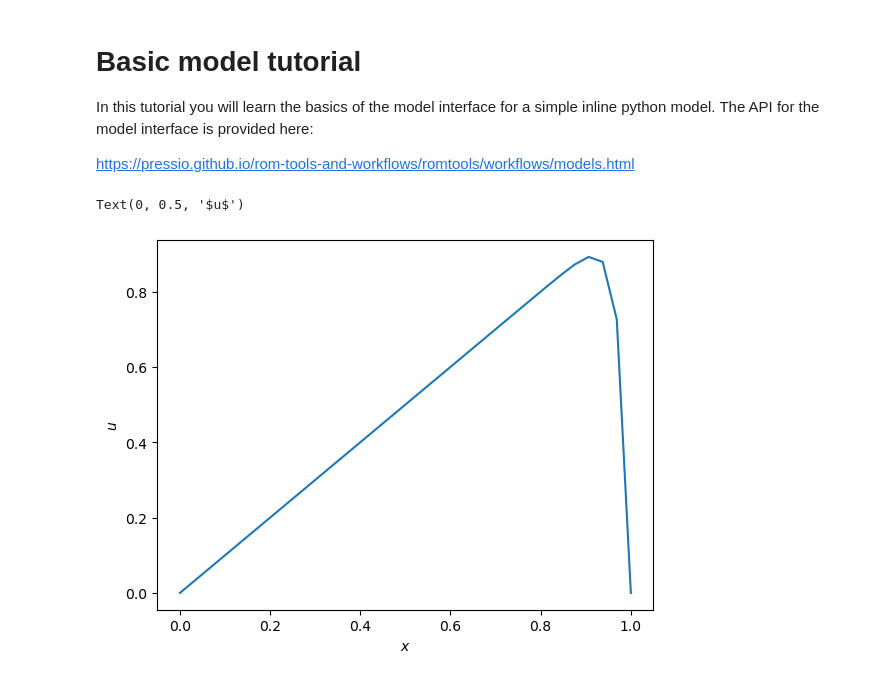
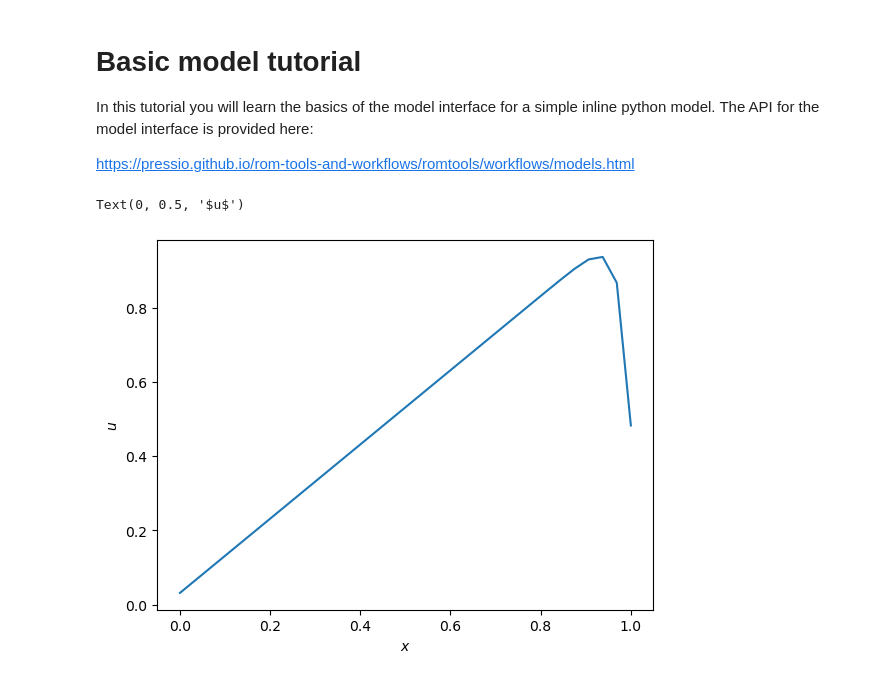
Before and after one commit to Pressio/rom-tools-and-workflows-demos, a Jupyter notebook: docs/source/notebooks/basic_model.ipynb, the cells around one changed output. Cells and saved outputs as stored; diff of their text form; code cells hidden in the pictures.

```diff
--- a/docs/source/notebooks/basic_model.ipynb
+++ b/docs/source/notebooks/basic_model.ipynb
@@ -17,46 +17,50 @@ c u_x - nu * u_xx = 1
 '''
 # We will start with defining an advection diffusion problem. This class does NOT meet any interface related to romtools
 class advectionDiffusionProblem:
-
     def __init__(self , nx):
         nx_ = nx
         self.x_ = np.linspace(0,1,nx)
         dx = 1. / (nx - 1)
+
+        ## Assemble diffusion operator and assign boundary conditions
         self.Ad_ = np.zeros((nx,nx))
+        self.Ad_[0,0] = -2./dx**2
+        self.Ad_[0,1] = 1./dx**2
+
+        self.Ad_[-1,-1] = -2./dx**2
+        self.Ad_[-1,-2] = 1./dx**2
+
         for i in range(1,nx_ -1):
             self.Ad_[i,i] = -2./dx**2
             self.Ad_[i,i-1] = 1./dx**2
             self.Ad_[i,i+1] = 1./dx**2
 
         self.Ac_ = np.zeros((nx,nx))
+        self.Ac_[0,0] = 1./dx
         for i in range(1,nx_ -1 ):
             self.Ac_[i,i] = 1/dx
             self.Ac_[i,i-1] = -1./dx
 
         self.f_ = np.ones(nx)
 
     def assemble_system(self,c,nu):
         self.A_ = c*self.Ac_ - nu*self.Ad_
-        self.A_[0,0] = 1.
-        self.A_[-1,-1] = 1.
-        self.f_[0] = 0.
-        self.f_[-1] = 0.
 
     def solve(self,c,nu):
         self.assemble_system(c,nu)
         solution = np.linalg.solve(self.A_,self.f_)
         return solution
 
 # As an example, we can insatiate this class and solve for a given parameter insance.
 adr_problem = advectionDiffusionProblem(nx=33)
 c,nu = 1.,1.e-2
 u = adr_problem.solve(c,nu)
 plt.plot(adr_problem.x_,u)
 plt.xlabel(r'$x$')
 plt.ylabel(r'$u$')
 # %% [output]
 Text(0, 0.5, '$u$')
-[figure, old version]
+[figure, new version]
 # %%
 ## Now, let's create a romtools wrapper around this that meets the API of the ModelClass
 class adrRomToolsModel:
```
Also changed, not shown: 11 other files.
